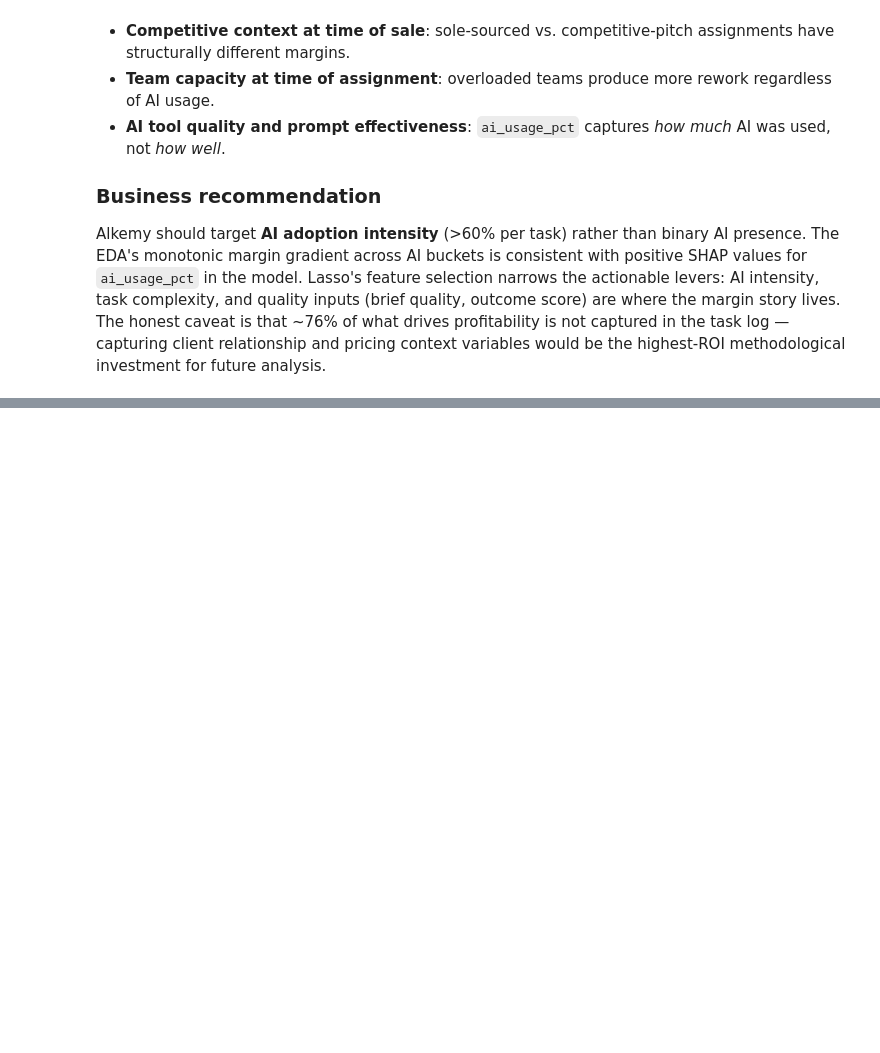
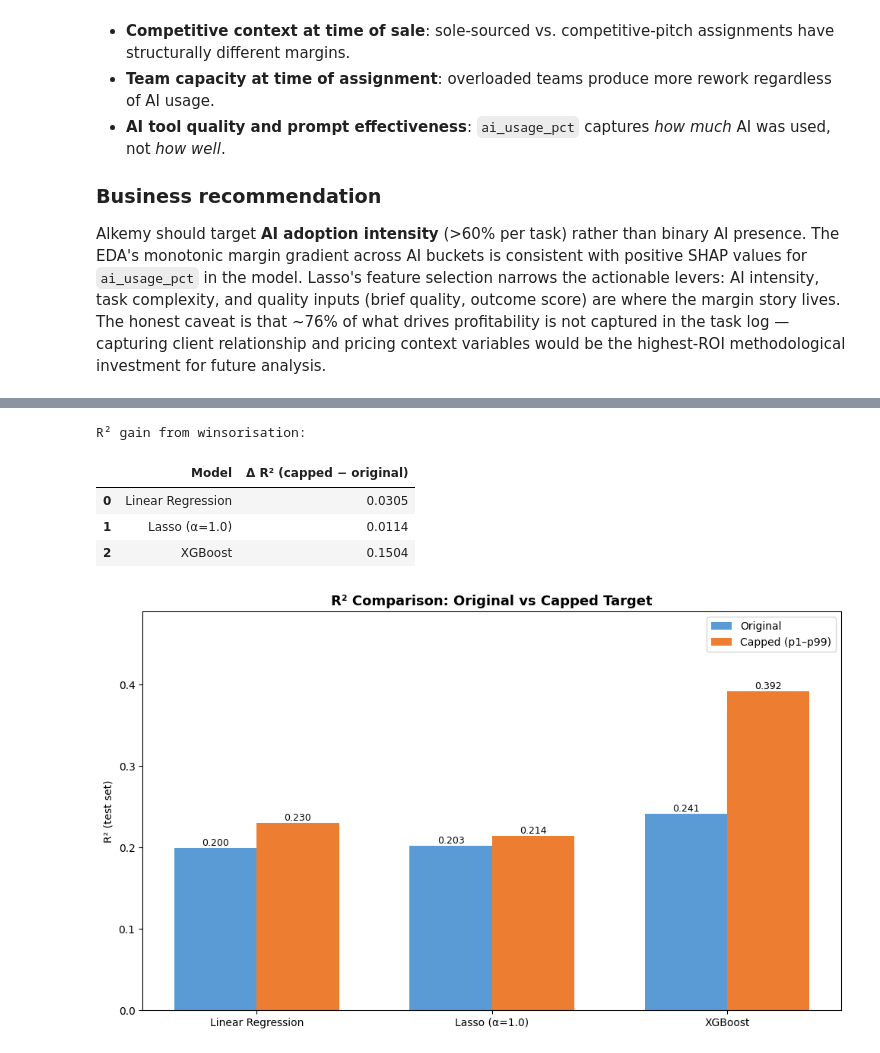
Before and after one commit to andreamammano89-maker/ML_Project_SEA_815441, a Jupyter notebook: modelling.ipynb, the cells around one changed output, grey strips where cells are left out. Saved outputs shown, nothing was run; the diff lists cells and outputs as text; code cells hidden in the pictures; blank space fills up the shorter version.

Commit message:
feat: update modelling part

```diff
--- a/modelling.ipynb
+++ b/modelling.ipynb
@@ -470,0 +541,20 @@ Alkemy should target **AI adoption intensity** (>60% per task) rather than binar
+# %%
+results_cap = {}
+
+for name, pipe in [
+    ('Linear Regression', lr_pipe),
+    ('Lasso (α=1.0)',     lasso_pipe),
+    ('XGBoost',          xgb_pipe),
+]:
+    pipe.fit(X_train, y_train_cap)
+    y_pred = pipe.predict(X_test)
+    results_cap[name] = {
+        'R²':   r2_score(y_test_cap, y_pred),
+        'MAE':  mean_absolute_error(y_test_cap, y_pred),
+        'RMSE': np.sqrt(mean_squared_error(y_test_cap, y_pred)),
+    }
+    print(f"=== {name} (capped target) ===")
+    print(f"  R²   : {results_cap[name]['R²']:.4f}")
+    print(f"  MAE  : {results_cap[name]['MAE']:.4f}")
+    print(f"  RMSE : {results_cap[name]['RMSE']:.4f}")
+    print()
@@ -470,0 +586,54 @@ Alkemy should target **AI adoption intensity** (>60% per task) rather than binar
+# %%
+# Build combined results table
+models = ['Linear Regression', 'Lasso (α=1.0)', 'XGBoost']
+original_r2   = [r2_lr,   r2_lasso,   r2_xgb]
+original_mae  = [mae_lr,  mae_lasso,  mae_xgb]
+original_rmse = [rmse_lr, rmse_lasso, rmse_xgb]
+
+capped_r2   = [results_cap[m]['R²']   for m in models]
+capped_mae  = [results_cap[m]['MAE']  for m in models]
+capped_rmse = [results_cap[m]['RMSE'] for m in models]
+
+full_results = pd.DataFrame({
+    'Model':   models * 2,
+    'Dataset': ['Original'] * 3 + ['Capped (p1–p99)'] * 3,
+    'R²':    original_r2   + capped_r2,
+    'MAE':   original_mae  + capped_mae,
+    'RMSE':  original_rmse + capped_rmse,
+})
+
+display(full_results.round(4))
+
+# Delta table: gain from capping
+delta = pd.DataFrame({
+    'Model': models,
+    'Δ R² (capped − original)': [c - o for c, o in zip(capped_r2, original_r2)],
+})
+print("\nR² gain from winsorisation:")
+display(delta.round(4))
+
+# Grouped bar chart — R² only (MAE/RMSE not comparable across scales)
+fig, ax = plt.subplots(figsize=(10, 6))
+
+x      = np.arange(len(models))
+width  = 0.35
+bars_o = ax.bar(x - width/2, original_r2, width, label='Original',        color='#5b9bd5')
+bars_c = ax.bar(x + width/2, capped_r2,  width, label='Capped (p1–p99)', color='#ed7d31')
+
+for bar in list(bars_o) + list(bars_c):
+    ax.annotate(
+        f'{bar.get_height():.3f}',
+        (bar.get_x() + bar.get_width() / 2, bar.get_height()),
+        ha='center', va='bottom', fontsize=9,
+    )
+
+ax.set_xticks(x)
+ax.set_xticklabels(models)
+ax.set_ylabel('R² (test set)')
+ax.set_title('R² Comparison: Original vs Capped Target', fontsize=13, fontweight='bold')
+ax.legend()
+ax.set_ylim(0, max(capped_r2) * 1.25)
+
+plt.tight_layout()
+plt.show()
+# %% [output]
@@ -470,0 +647,6 @@ Alkemy should target **AI adoption intensity** (>60% per task) rather than binar
+R² gain from winsorisation:
+|  | Model | Δ R² (capped − original) |
+| 0 | Linear Regression | 0.0305 |
+| 1 | Lasso (α=1.0) | 0.0114 |
+| 2 | XGBoost | 0.1504 |
+[figure, added]
```
Also changed, not shown: parts of 21 cells of this notebook.
